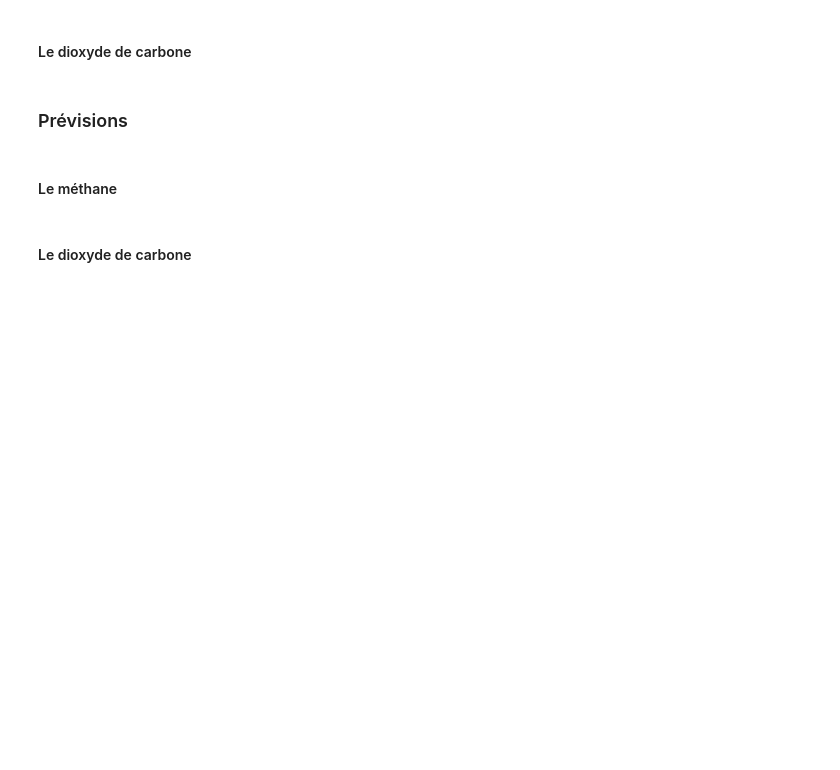
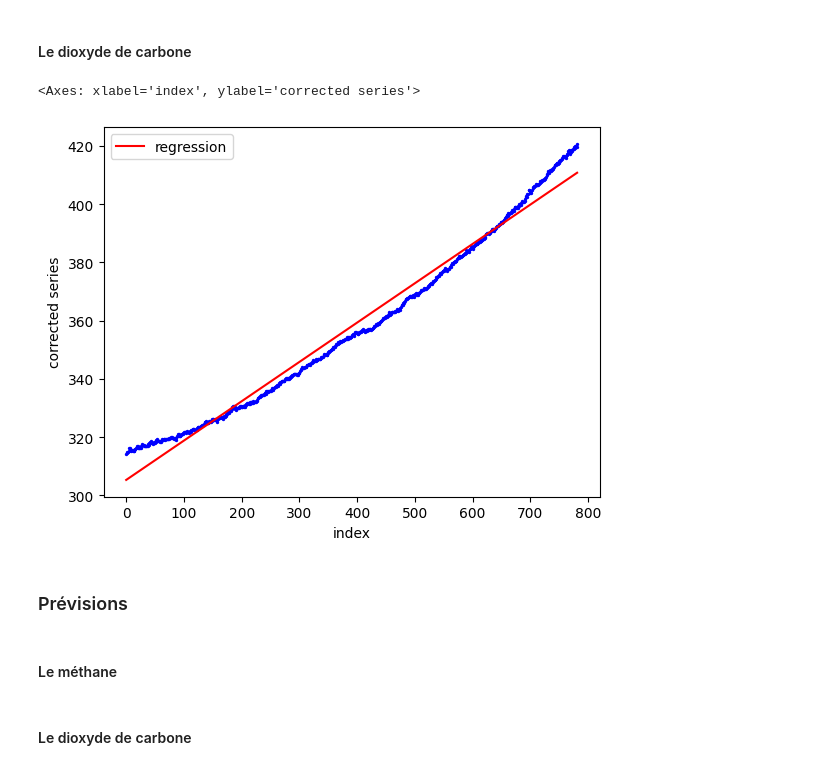
Before and after one commit to baptistegeorget/AnalyseGaz, a Jupyter notebook: Projet stats.ipynb, the cells around one changed output. Drawn from its saved outputs; the diff is of its cells as text; code cells hidden in the pictures; blank space fills up the shorter version.

```diff
--- a/Projet stats.ipynb
+++ b/Projet stats.ipynb
@@ -303,5 +316,18 @@ Cette série représente l'évolution des émissions de `C02` sans les variation
 # %% [markdown]
 #### Le dioxyde de carbone
+# %%
+df_co2["index"] = df_co2.index
+beta_1 = df_co2.cov()["index"]["corrected series"] / df_co2["index"].var()
+beta_0 = df_co2["corrected series"].mean() - beta_1 * df_co2["index"].mean()
+def f(x):
+    return beta_0 + beta_1 * x
+df_linear_regression = pd.concat([df_co2["index"], pd.DataFrame(np.array(list(map(f, df_co2["index"]))), columns=["regression"])], axis=1)
+fig, ax = plt.subplots()
+df_co2.plot.scatter( x = "index", y = "corrected series", s = 2, ax = ax, color = "blue")
+df_linear_regression.plot.line(x = "index", y = "regression", color = "red", ax = ax)
+# %% [output]
+<Axes: xlabel='index', ylabel='corrected series'>
+[figure, added]
 # %% [markdown]
 ### Prévisions
 # %% [markdown]
```
Also changed, not shown: parts of 1 cell of this notebook.
